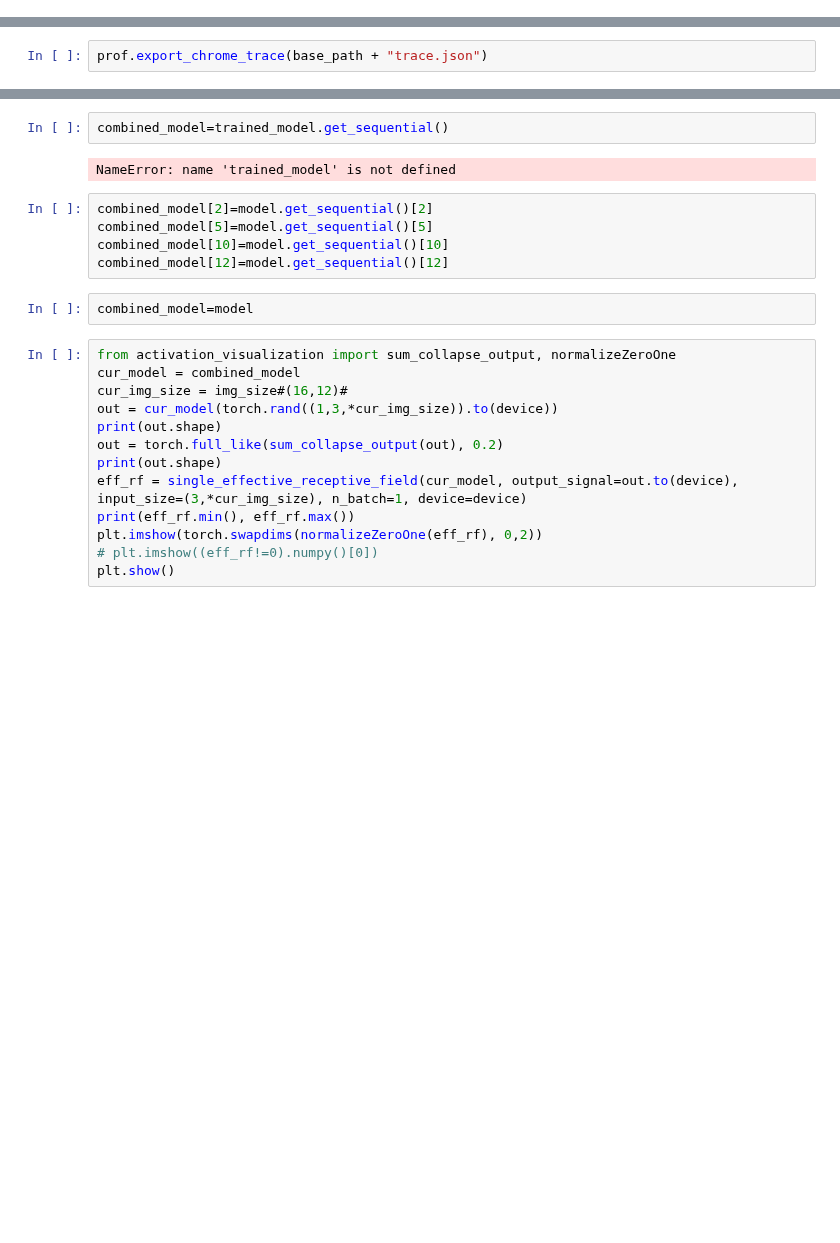
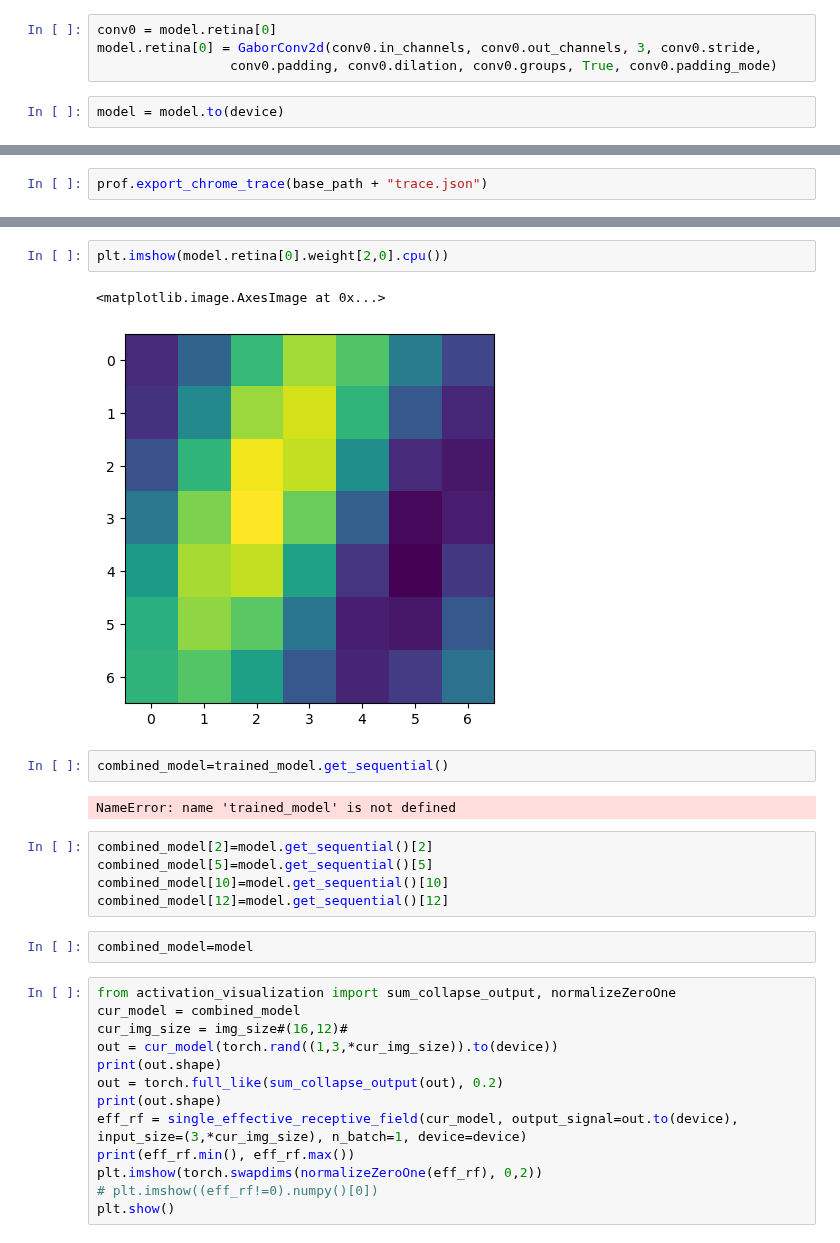
Before and after one commit to fabioseel/receptive-fields, a Jupyter notebook: src/time_consumption.ipynb, the cells around one changed output, grey strips where cells are left out. Saved outputs shown, nothing was run; the diff lists cells and outputs as text; blank space fills up the shorter version.

```diff
--- a/src/time_consumption.ipynb
+++ b/src/time_consumption.ipynb
@@ -54,6 +55,12 @@ Forward/backward pass size (MB): 4.02
 Params size (MB): 0.62
 Estimated Total Size (MB): 4.95
 ==========================================================================================
+# %%
+conv0 = model.retina[0]
+model.retina[0] = GaborConv2d(conv0.in_channels, conv0.out_channels, 3, conv0.stride,
+                 conv0.padding, conv0.dilation, conv0.groups, True, conv0.padding_mode)
+# %%
+model = model.to(device)
 # %%
 # for param in model.retina[0].parameters():
 #     param.requires_grad = False
@@ -125,3 +134,8 @@ Self CUDA time total: 2.371s
+# %%
+plt.imshow(model.retina[0].weight[2,0].cpu())
+# %% [output]
+<matplotlib.image.AxesImage at 0x...>
+[figure, added]
 # %%
 combined_model=trained_model.get_sequential()
 # %% [output]
```
Also changed, not shown: parts of 6 cells of this notebook, 8 other files.
